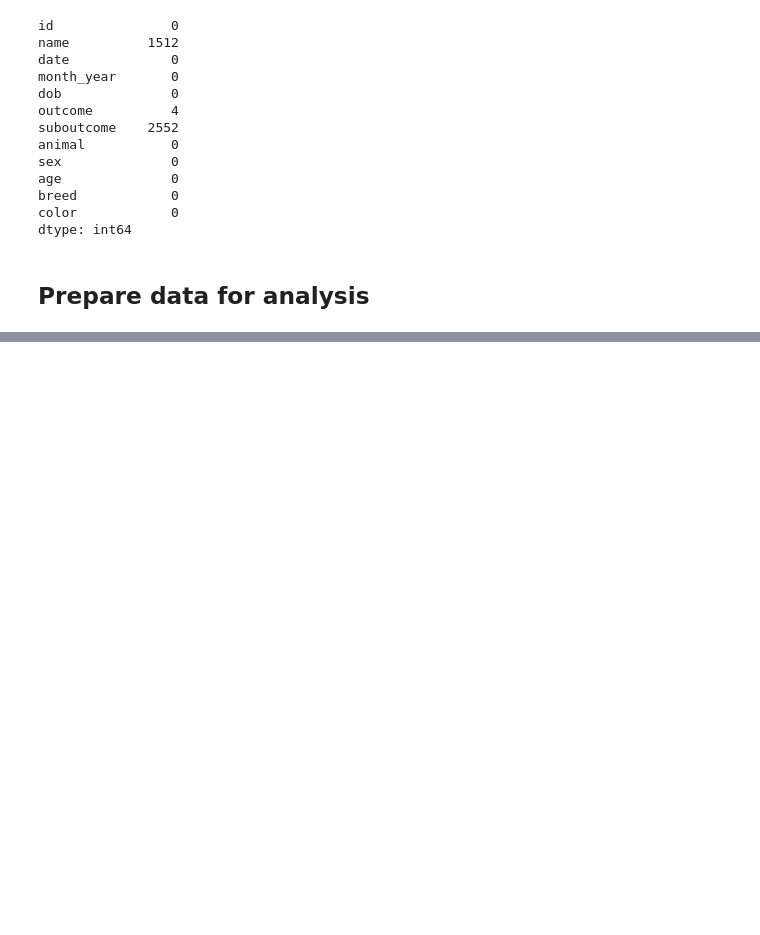
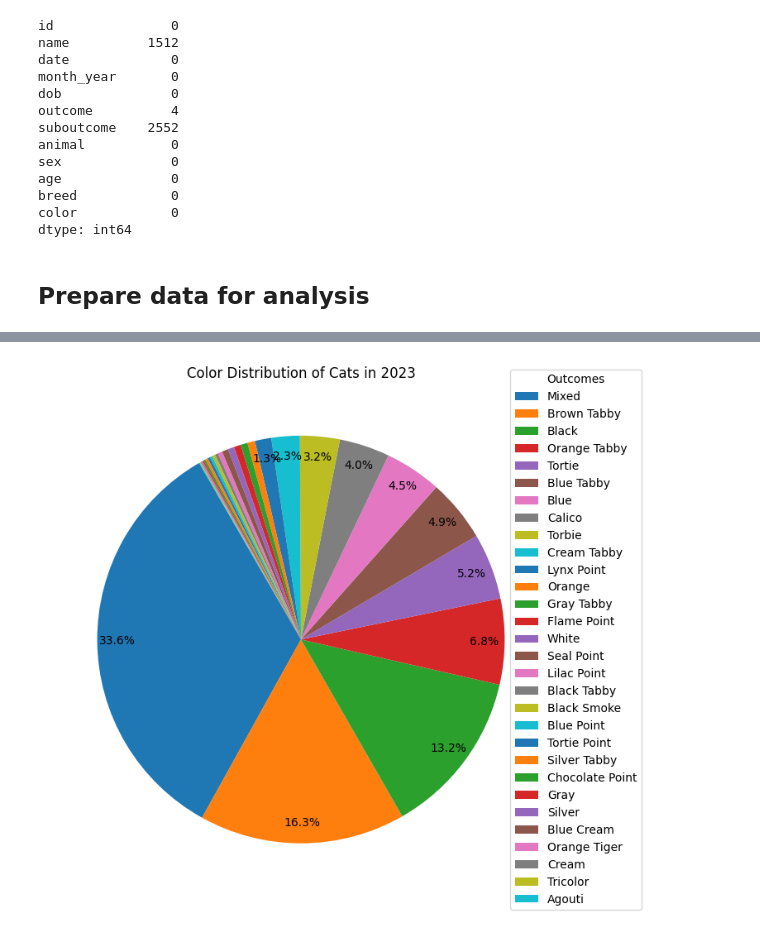
Before and after one commit to BictorFonseca/DataAnalysis, a Jupyter notebook: Project/term_project.ipynb, the cells around one changed output, grey strips where cells are left out. Cells and saved outputs as stored; diff of their text form; code cells hidden in the pictures; blank space fills up the shorter version.

```diff
--- a/Project/term_project.ipynb
+++ b/Project/term_project.ipynb
@@ -315,0 +404,12 @@ df = df.sample(n=2000, random_state=10)
+# %%
+# create a pie chart for colors
+color_count = df['color'].value_counts()
+rev_colors = dict((i, j) for j, i in colors.items())
+keys = [rev_colors[k] for k in list(color_count.keys())]
+plt.figure(figsize=(8, 8))
+plt.pie(list(df['color'].value_counts()), labels=keys, autopct=custom_autopct, startangle=120, labeldistance=None, pctdistance=0.90)
+plt.legend(keys, title="Outcomes", loc="center left", bbox_to_anchor=(0.9, 0, 0, 1))
+plt.title('Color Distribution of Cats in 2023')
+plt.show()
+# %% [output]
+[figure, added]
```
Also changed, not shown: parts of 29 cells of this notebook.
